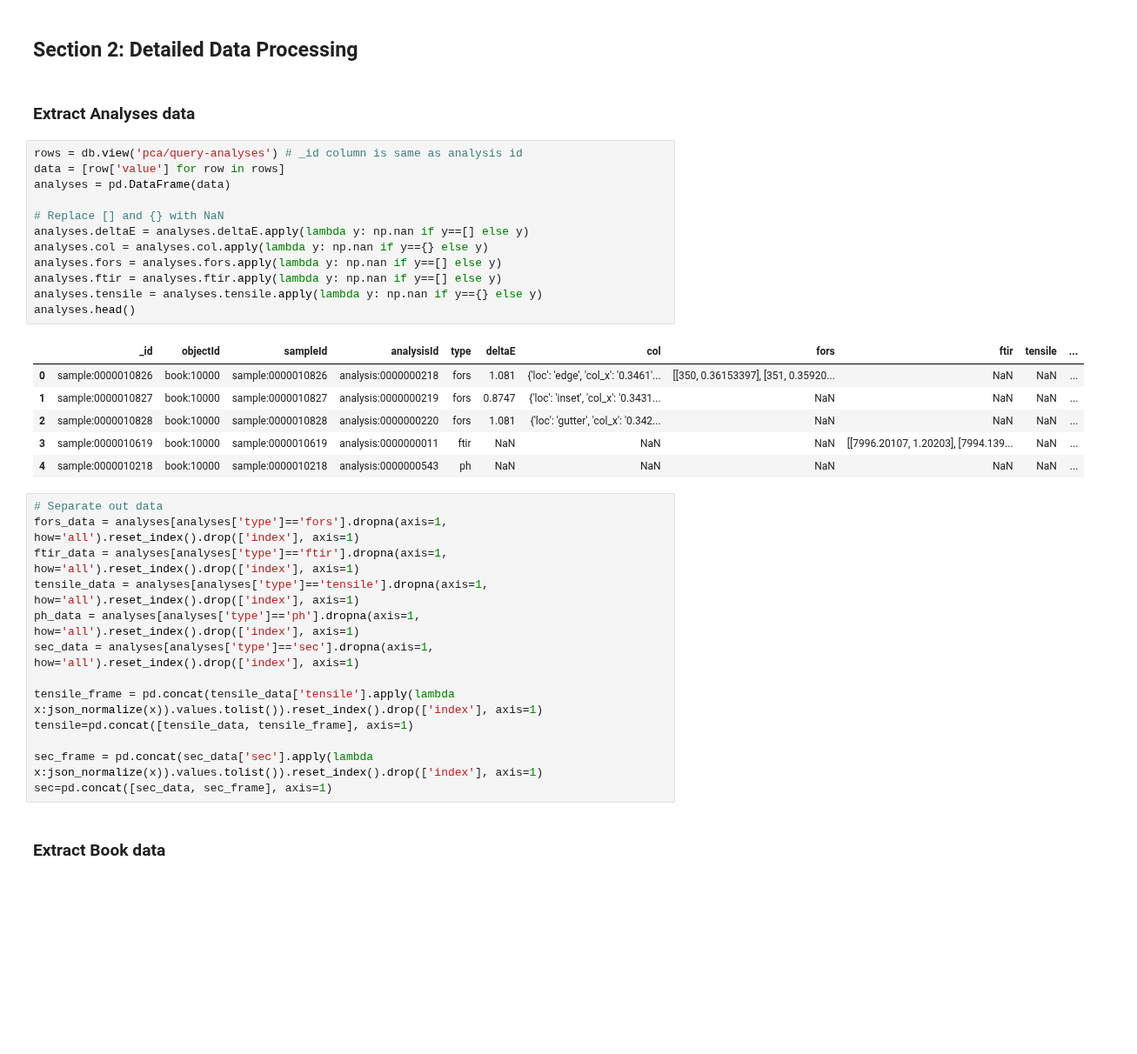
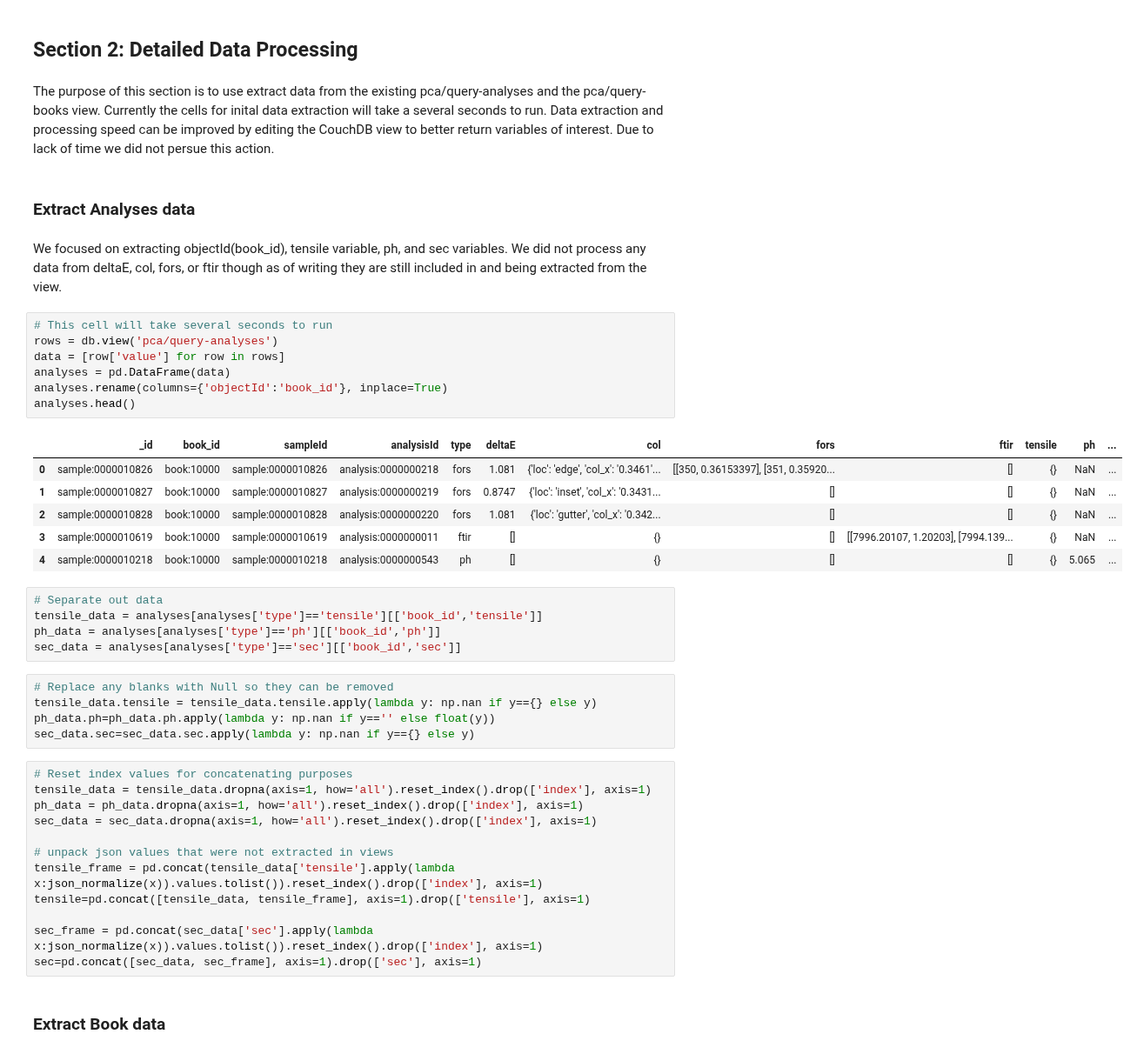
Before and after one commit to hujingc/umsi_loc_anc, a Jupyter notebook: Data Extraction and Visualization.ipynb, the cells around one changed output. Shown at 87% size. Drawn from its saved outputs; the diff is of its cells as text; blank space fills up the shorter version.

```diff
--- a/Data Extraction and Visualization.ipynb
+++ b/Data Extraction and Visualization.ipynb
@@ -138,39 +138,47 @@ plt.show()
 [figure]
 # %% [markdown]
 ## Section 2: Detailed Data Processing<a class="anchor" id="s2"></a>
+# %% [markdown]
+The purpose of this section is to use extract data from the existing pca/query-analyses and the pca/query-books view. Currently the cells for inital data extraction will take a several seconds to run. Data extraction and processing speed can be improved by editing the CouchDB view to better return variables of interest. Due to lack of time we did not persue this action.
 # %% [markdown]
 ### Extract Analyses data
-# %%
-rows = db.view('pca/query-analyses') # _id column is same as analysis id
-data = [row['value'] for row in rows]
-analyses = pd.DataFrame(data)
-
-# Replace [] and {} with NaN
-analyses.deltaE = analyses.deltaE.apply(lambda y: np.nan if y==[] else y)
-analyses.col = analyses.col.apply(lambda y: np.nan if y=={} else y)
-analyses.fors = analyses.fors.apply(lambda y: np.nan if y==[] else y)
-analyses.ftir = analyses.ftir.apply(lambda y: np.nan if y==[] else y)
-analyses.tensile = analyses.tensile.apply(lambda y: np.nan if y=={} else y)
-analyses.head()
-# %% [output]
-|  | _id | objectId | sampleId | analysisId | type | deltaE | col | fors | ftir | tensile | ... |
-| 0 | sample:0000010826 | book:10000 | sample:0000010826 | analysis:0000000218 | fors | 1.081 | {'loc': 'edge', 'col_x': '0.3461'... | [[350, 0.36153397], [351, 0.35920... | NaN | NaN | ... |
-| 1 | sample:0000010827 | book:10000 | sample:0000010827 | analysis:0000000219 | fors | 0.8747 | {'loc': 'inset', 'col_x': '0.3431... | NaN | NaN | NaN | ... |
-| 2 | sample:0000010828 | book:10000 | sample:0000010828 | analysis:0000000220 | fors | 1.081 | {'loc': 'gutter', 'col_x': '0.342... | NaN | NaN | NaN | ... |
-| 3 | sample:0000010619 | book:10000 | sample:0000010619 | analysis:0000000011 | ftir | NaN | NaN | NaN | [[7996.20107, 1.20203], [7994.139... | NaN | ... |
-| 4 | sample:0000010218 | book:10000 | sample:0000010218 | analysis:0000000543 | ph | NaN | NaN | NaN | NaN | NaN | ... |
+# %% [markdown]
+We focused on extracting objectId(book_id), tensile variable, ph, and sec variables. We did not process any data from deltaE, col, fors, or ftir though as of writing they are still included in and being extracted from the view.
+# %%
+# This cell will take several seconds to run
+rows = db.view('pca/query-analyses')
+data = [row['value'] for row in rows]
+analyses = pd.DataFrame(data)
+analyses.rename(columns={'objectId':'book_id'}, inplace=True)
+analyses.head()
+# %% [output]
+|  | _id | book_id | sampleId | analysisId | type | deltaE | col | fors | ftir | tensile | ph | ... |
+| 0 | sample:0000010826 | book:10000 | sample:0000010826 | analysis:0000000218 | fors | 1.081 | {'loc': 'edge', 'col_x': '0.3461'... | [[350, 0.36153397], [351, 0.35920... | [] | {} | NaN | ... |
+| 1 | sample:0000010827 | book:10000 | sample:0000010827 | analysis:0000000219 | fors | 0.8747 | {'loc': 'inset', 'col_x': '0.3431... | [] | [] | {} | NaN | ... |
+| 2 | sample:0000010828 | book:10000 | sample:0000010828 | analysis:0000000220 | fors | 1.081 | {'loc': 'gutter', 'col_x': '0.342... | [] | [] | {} | NaN | ... |
+| 3 | sample:0000010619 | book:10000 | sample:0000010619 | analysis:0000000011 | ftir | [] | {} | [] | [[7996.20107, 1.20203], [7994.139... | {} | NaN | ... |
+| 4 | sample:0000010218 | book:10000 | sample:0000010218 | analysis:0000000543 | ph | [] | {} | [] | [] | {} | 5.065 | ... |
+# %%
+# Separate out data
+tensile_data = analyses[analyses['type']=='tensile'][['book_id','tensile']]
+ph_data = analyses[analyses['type']=='ph'][['book_id','ph']]
+sec_data = analyses[analyses['type']=='sec'][['book_id','sec']]
+# %%
+# Replace any blanks with Null so they can be removed
+tensile_data.tensile = tensile_data.tensile.apply(lambda y: np.nan if y=={} else y)
+ph_data.ph=ph_data.ph.apply(lambda y: np.nan if y=='' else float(y))
+sec_data.sec=sec_data.sec.apply(lambda y: np.nan if y=={} else y)
 # %%
-# Separate out data
-fors_data = analyses[analyses['type']=='fors'].dropna(axis=1, how='all').reset_index().drop(['index'], axis=1)
-ftir_data = analyses[analyses['type']=='ftir'].dropna(axis=1, how='all').reset_index().drop(['index'], axis=1)
-tensile_data = analyses[analyses['type']=='tensile'].dropna(axis=1, how='all').reset_index().drop(['index'], axis=1)
-ph_data = analyses[analyses['type']=='ph'].dropna(axis=1, how='all').reset_index().drop(['index'], axis=1)
-sec_data = analyses[analyses['type']=='sec'].dropna(axis=1, how='all').reset_index().drop(['index'], axis=1)
+# Reset index values for concatenating purposes
+tensile_data = tensile_data.dropna(axis=1, how='all').reset_index().drop(['index'], axis=1)
+ph_data = ph_data.dropna(axis=1, how='all').reset_index().drop(['index'], axis=1)
+sec_data = sec_data.dropna(axis=1, how='all').reset_index().drop(['index'], axis=1)
 
+# unpack json values that were not extracted in views
 tensile_frame = pd.concat(tensile_data['tensile'].apply(lambda x:json_normalize(x)).values.tolist()).reset_index().drop(['index'], axis=1)
-tensile=pd.concat([tensile_data, tensile_frame], axis=1)
+tensile=pd.concat([tensile_data, tensile_frame], axis=1).drop(['tensile'], axis=1)
 
 sec_frame = pd.concat(sec_data['sec'].apply(lambda x:json_normalize(x)).values.tolist()).reset_index().drop(['index'], axis=1)
-sec=pd.concat([sec_data, sec_frame], axis=1)
+sec=pd.concat([sec_data, sec_frame], axis=1).drop(['sec'], axis=1)
 # %% [markdown]
 ### Extract Book data
```
Also changed, not shown: parts of 17 cells of this notebook, 1 other file.
